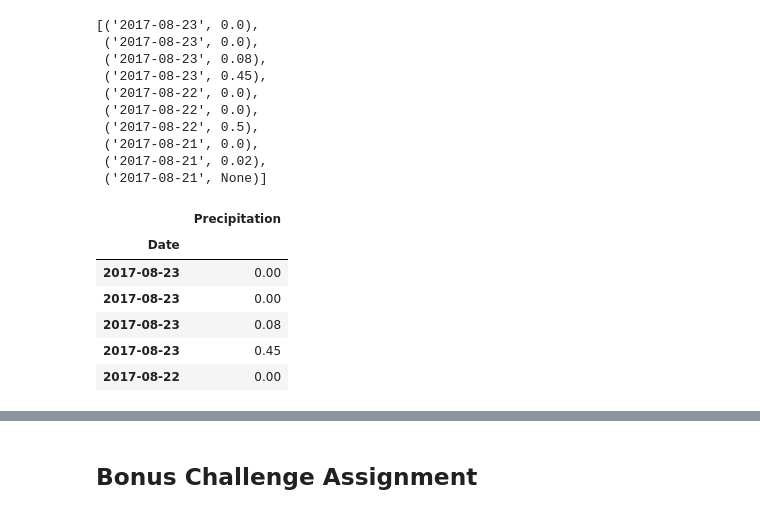
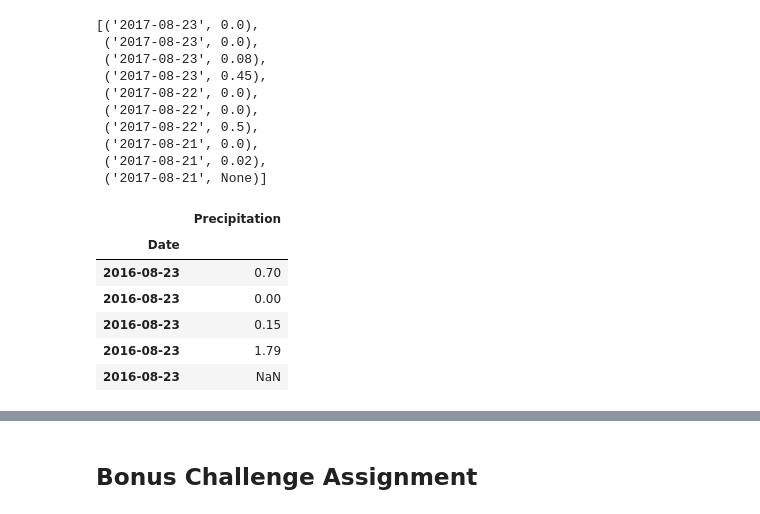
Before and after one commit to Daltonjfield/sqlalchemy-challenge, a Jupyter notebook: climate_starter.ipynb, the cells around one changed output, grey strips where cells are left out. Drawn from its saved outputs; the diff is of its cells as text; code cells hidden in the pictures.

```diff
--- a/climate_starter.ipynb
+++ b/climate_starter.ipynb
@@ -110,18 +110,16 @@ prcp_data[:10]
  ('2017-08-21', None)]
 # %%
 # Save the query results as a Pandas DataFrame and set the index to the date column
+# Sort the dataframe by date
 prcp_df = pd.DataFrame(prcp_data,columns=['Date','Precipitation'])
 prcp_df.set_index('Date', inplace=True)
+prcp_df.sort_values('Date', inplace=True)
 prcp_df.head()
-
-# Sort the dataframe by date
-
-# Use Pandas Plotting with Matplotlib to plot the data
 # %% [output]
 |  | Precipitation |
 | Date |  |
-| 2017-08-23 | 0.00 |
-| 2017-08-23 | 0.00 |
-| 2017-08-23 | 0.08 |
-| 2017-08-23 | 0.45 |
-| 2017-08-22 | 0.00 |
+| 2016-08-23 | 0.70 |
+| 2016-08-23 | 0.00 |
+| 2016-08-23 | 0.15 |
+| 2016-08-23 | 1.79 |
+| 2016-08-23 | NaN |
```
Also changed, not shown: parts of 1 cell of this notebook, 2 other files.
